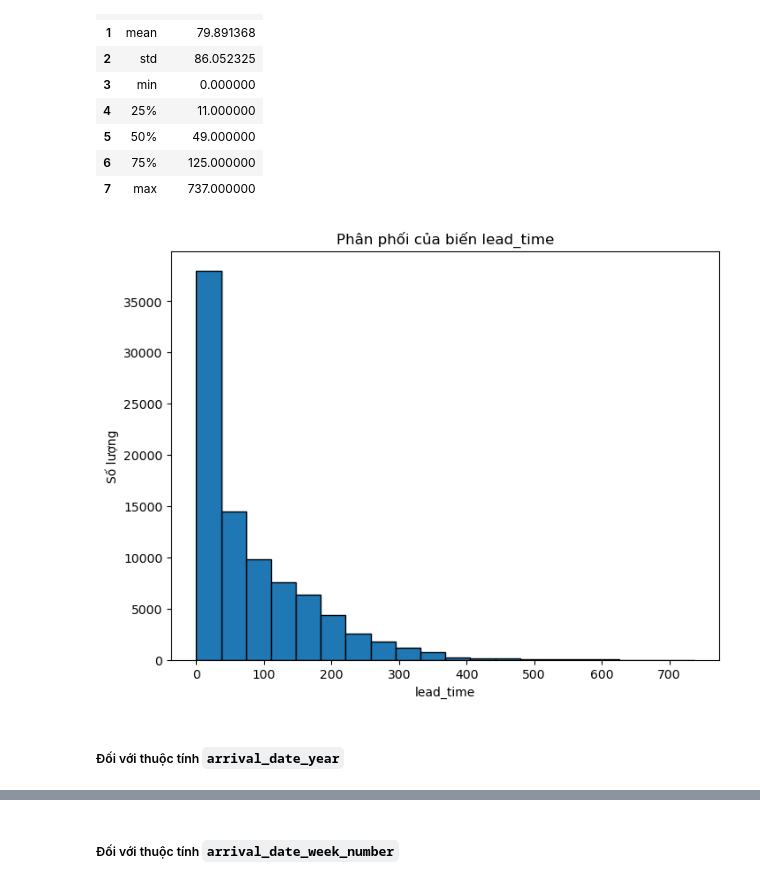
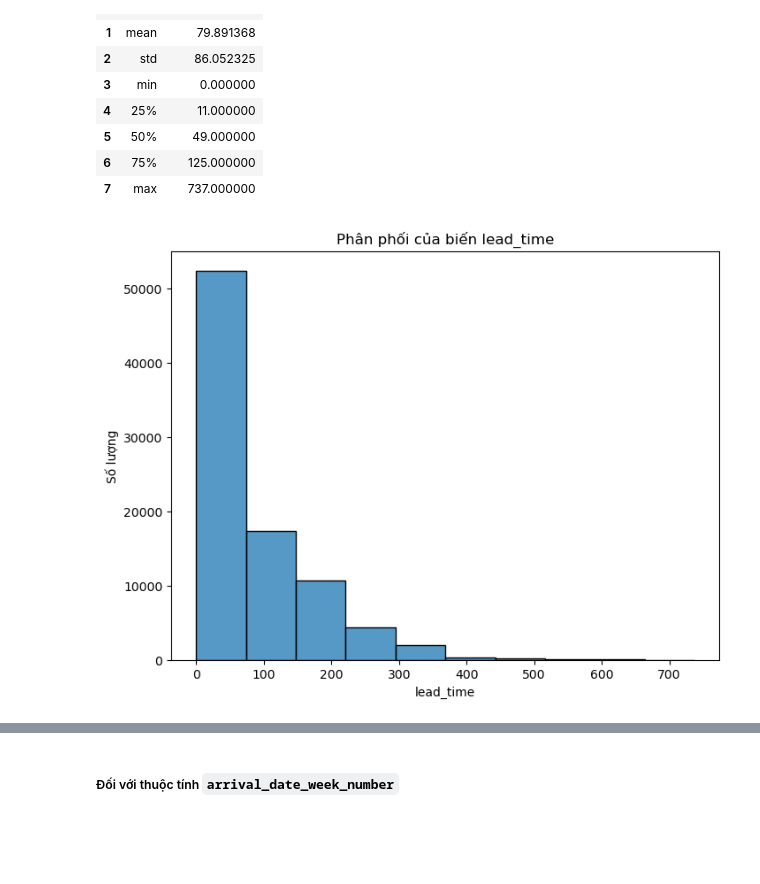
Before and after one commit to nmgbao2505/Lab_Data_Visualization, a Jupyter notebook: Final Project/21127221_21127583_21127739.ipynb, the cells around one changed output, grey strips where cells are left out. Cells and saved outputs as stored; diff of their text form; code cells hidden in the pictures; blank space fills up the shorter version.

```diff
--- a/Final Project/21127221_21127583_21127739.ipynb
+++ b/Final Project/21127221_21127583_21127739.ipynb
@@ -892,12 +581,11 @@ data['lead_time'].describe().reset_index()
 | 7 | max | 737.000000 |
 # %%
 plt.figure(figsize=(8, 6))
-plt.hist(data['lead_time'], bins=20, edgecolor='black')
+sns.histplot(data=data['lead_time'], bins=10, edgecolor='black')
+
 plt.title('Phân phối của biến lead_time')
 plt.xlabel('lead_time')
 plt.ylabel('Số lượng')
 plt.show()
 # %% [output]
-[figure, old version]
+[figure, new version]
-# %% [markdown]
-##### Đối với thuộc tính `arrival_date_year`
```
Also changed, not shown: parts of 88 cells of this notebook.
